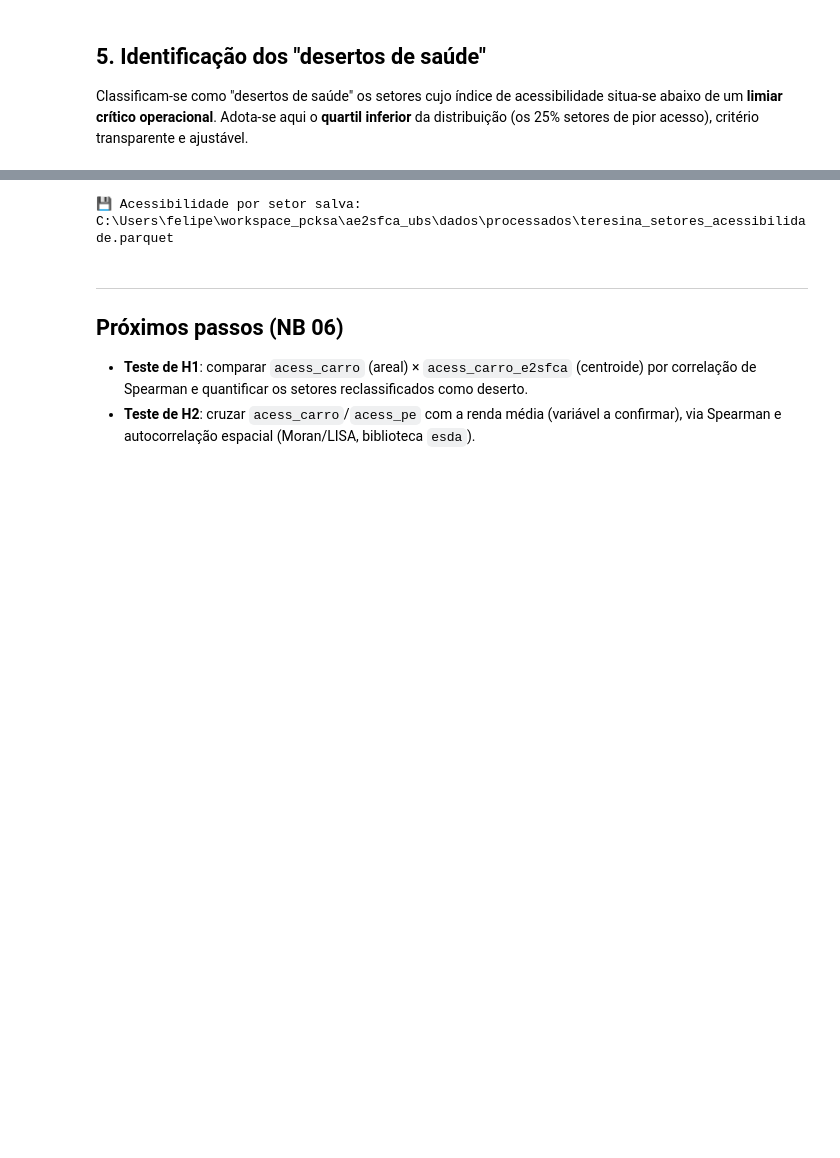
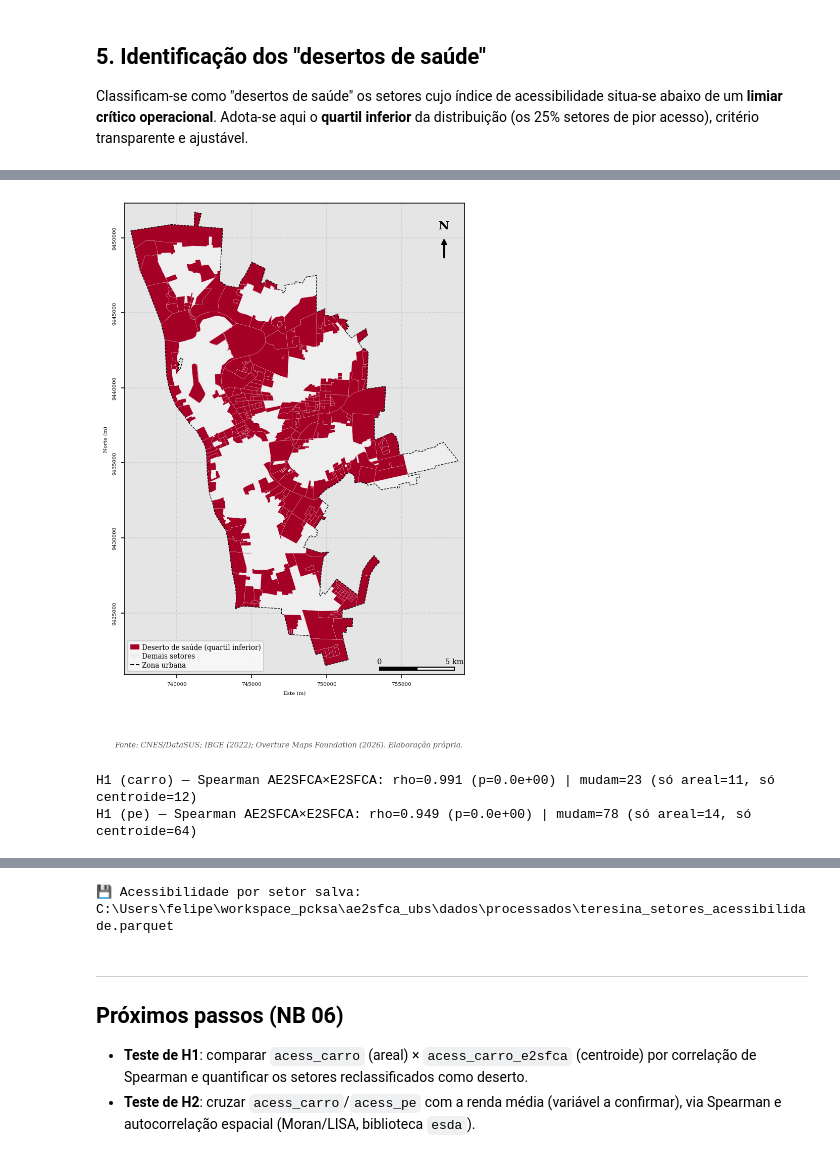
Before and after one commit to felipedantas-pi/ae2sfca-ubs, a Jupyter notebook: notebooks/05.1_Índice_de_Acessibilidade AE2SFCA.ipynb, the cells around one changed output, grey strips where cells are left out. Cells and saved outputs as stored; diff of their text form; code cells hidden in the pictures; blank space fills up the shorter version.

```diff
--- a/notebooks/05.1_Índice_de_Acessibilidade AE2SFCA.ipynb
+++ b/notebooks/05.1_Índice_de_Acessibilidade AE2SFCA.ipynb
@@ -189,0 +244,47 @@ plt.show()
+# %%
+# ── Fig. 02 — Desertos de saúde (modo automóvel) ────────────────────────────
+fig, ax = plt.subplots(figsize=(5.8, 8.3)); ax.set_facecolor("#E5E5E5")
+setores.plot(ax=ax, color="#EEEEEE", edgecolor="white", linewidth=0.1, zorder=2)
+setores[setores["deserto_pe"]].plot(ax=ax, color="#A50026", edgecolor="white",
+                                        linewidth=0.1, zorder=3)
+gdf_zu.boundary.plot(ax=ax, color="black", ls="--", lw=0.6, zorder=4)
+ax.legend(handles=[
+    Patch(facecolor="#A50026", label="Deserto de saúde (quartil inferior)"),
+    Patch(facecolor="#EEEEEE", label="Demais setores"),
+    Line2D([], [], color="black", ls="--", lw=1, label="Zona urbana"),
+], loc="lower left", fontsize=6.5, framealpha=0.9)
+ajustar_zoom_camada(ax, setores, margem=0.02)
+moldura_mapa(ax, "", FONTE_PADRAO)
+formatar_eixos_mapa(ax, fontsize=5)
+barra_escala(ax, frac_x=0.75, frac_y=0.01); seta_norte(ax)
+fig.savefig(FIGURAS_NB / "nb051_fig02_desertos_pe_ae2sfca.png", dpi=300, bbox_inches="tight")
+plt.show()
+# %% [output]
+[figure, added]
+# %%
+# ── 6. E2SFCA (centroide): índices, desertos e comparação com o AE2SFCA (H1) ─
+setores["acess_carro_e2sfca"] = setores["CD_SETOR"].map(
+    calcular_e2sfca_centroide(iso_carro, setores, oferta)).fillna(0)
+setores["acess_pe_e2sfca"]    = setores["CD_SETOR"].map(
+    calcular_e2sfca_centroide(iso_pe,    setores, oferta)).fillna(0)
+
+# desertos E2SFCA no mesmo formato (absoluto + relativo)
+for modo in ["carro", "pe"]:
+    col = f"acess_{modo}_e2sfca"
+    limiar = setores.loc[setores[col] > 0, col].quantile(LIMIAR_QUANTIL)
+    setores[f"deserto_{modo}_e2sfca_abs"] = setores[col] == 0
+    setores[f"deserto_{modo}_e2sfca_rel"] = (setores[col] > 0) & (setores[col] <= limiar)
+    setores[f"deserto_{modo}_e2sfca"]     = (setores[f"deserto_{modo}_e2sfca_abs"]
+                                             | setores[f"deserto_{modo}_e2sfca_rel"])
+
+# comparação AE2SFCA × E2SFCA (H1), nos dois modos
+for modo in ["carro", "pe"]:
+    rho, p = spearmanr(setores[f"acess_{modo}"], setores[f"acess_{modo}_e2sfca"])
+    muda = int((setores[f"deserto_{modo}"] != setores[f"deserto_{modo}_e2sfca"]).sum())
+    so_a = int(( setores[f"deserto_{modo}"] & ~setores[f"deserto_{modo}_e2sfca"]).sum())
+    so_c = int((~setores[f"deserto_{modo}"] &  setores[f"deserto_{modo}_e2sfca"]).sum())
+    print(f"H1 ({modo}) — Spearman AE2SFCA×E2SFCA: rho={rho:.3f} (p={p:.1e}) | "
+          f"mudam={muda} (só areal={so_a}, só centroide={so_c})")
+# %% [output]
+H1 (carro) — Spearman AE2SFCA×E2SFCA: rho=0.991 (p=0.0e+00) | mudam=23 (só areal=11, só centroide=12)
+H1 (pe) — Spearman AE2SFCA×E2SFCA: rho=0.949 (p=0.0e+00) | mudam=78 (só areal=14, só centroide=64)
```
Also changed, not shown: parts of 13 cells of this notebook, 7 other files.
